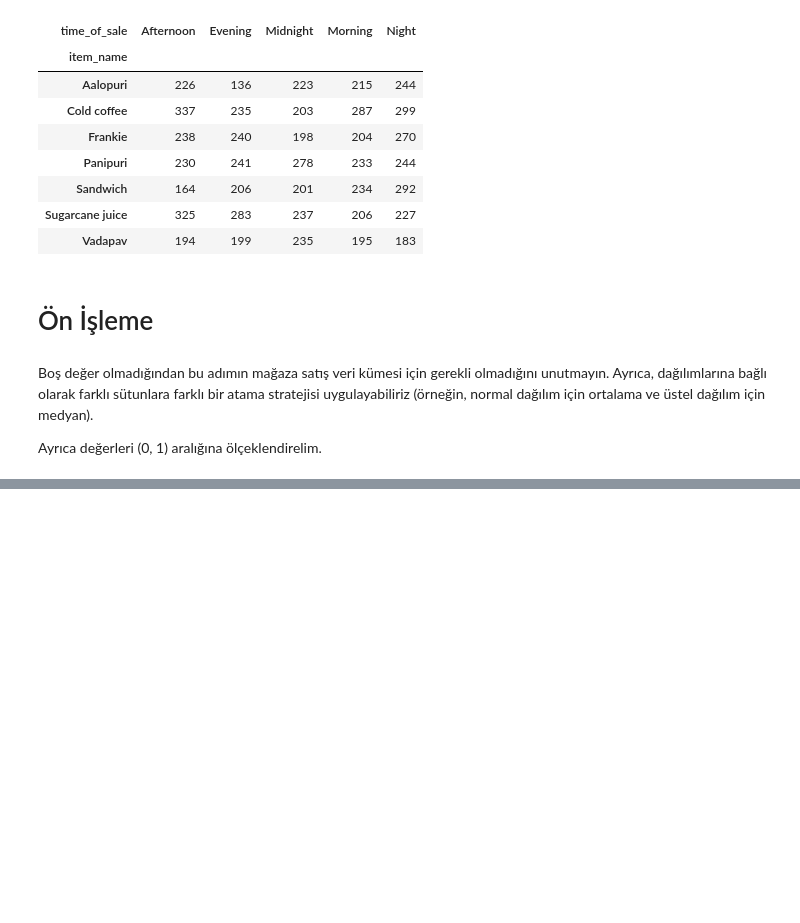
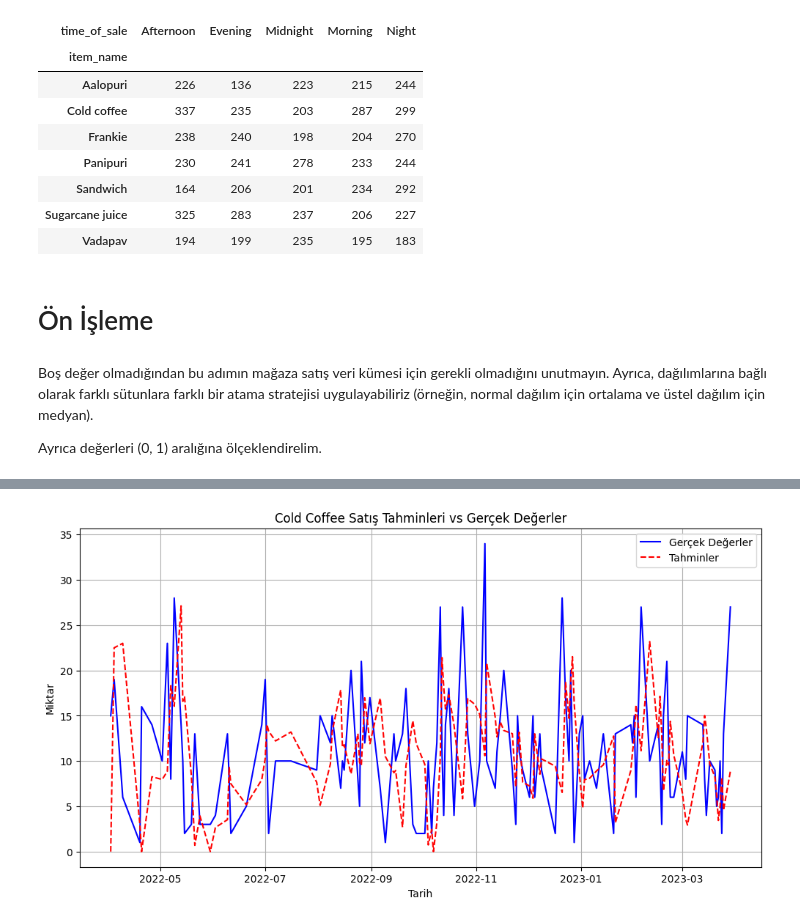
Before and after one commit to ismailcankaratas/RestaurantSalesReport, a Jupyter notebook: app.ipynb, the cells around one changed output, grey strips where cells are left out. Saved outputs shown, nothing was run; the diff lists cells and outputs as text; code cells hidden in the pictures; blank space fills up the shorter version.

```diff
--- a/app.ipynb
+++ b/app.ipynb
@@ -188,0 +146,3 @@ df
+# %%
+monthly_sales = df.groupby(['date', 'year', 'item_name'])['quantity'].sum().reset_index()
+monthly_sales
@@ -188,0 +272,20 @@ df
+# %%
+from statsmodels.tsa.arima.model import ARIMA
+
+cold_coffee= monthly_sales.query("item_name == 'Cold coffee'")
+train_cold_coffee = pd.DataFrame(cold_coffee[['quantity', 'date']])
+train_cold_coffee.set_index('date', inplace=True)
+train_cold_coffee.rename(columns={'quantity': 'Value'}, inplace=True)
+
+# ARIMA modeli oluşturma ve tahmin yapma
+# mevsimsel olmayan model (SARIMA yerine ARIMA)
+model = ARIMA(train_cold_coffee['Value'], order=(5, 2, 0))
+model_fit = model.fit()
+
+# Tahmin yapma
+train_cold_coffee['Forecast'] = model_fit.predict(start=train_cold_coffee.index[0], end=train_cold_coffee.index[-1], dynamic=False)
+# Negatif tahminleri sıfırla (veya başka bir uygun dönüşüm uygula)
+train_cold_coffee['Forecast'] = train_cold_coffee['Forecast'].clip(lower=0)
+
+# Sonuçları görüntüleme
+print(train_cold_coffee)
@@ -188,0 +315,23 @@ df
+# %%
+import matplotlib.pyplot as plt
+
+# Gerçek değerler ve tahminler için çizim
+plt.figure(figsize=(12, 6))
+
+# Gerçek değerleri çiz
+plt.plot(train_cold_coffee.index, train_cold_coffee['Value'], label='Gerçek Değerler', color='blue')
+
+# Tahminleri çiz
+plt.plot(train_cold_coffee.index, train_cold_coffee['Forecast'], label='Tahminler', color='red', linestyle='--')
+
+# Grafik başlığı ve etiketler
+plt.title('Cold Coffee Satış Tahminleri vs Gerçek Değerler')
+plt.xlabel('Tarih')
+plt.ylabel('Miktar')
+plt.legend()
+
+# Grafiği göster
+plt.grid(True)
+plt.show()
+# %% [output]
+[figure, added]
```
Also changed, not shown: parts of 15 cells of this notebook.
